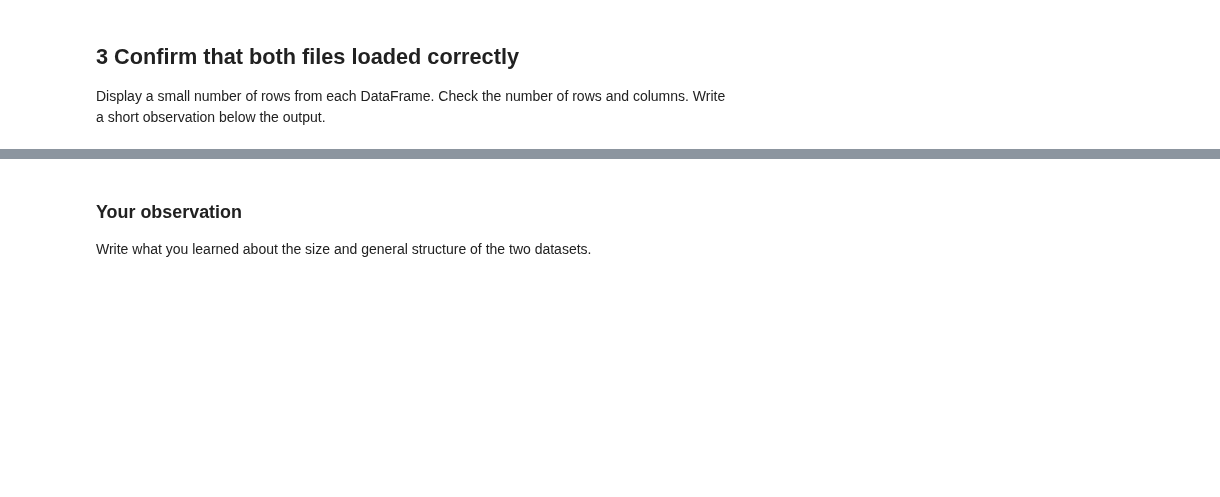
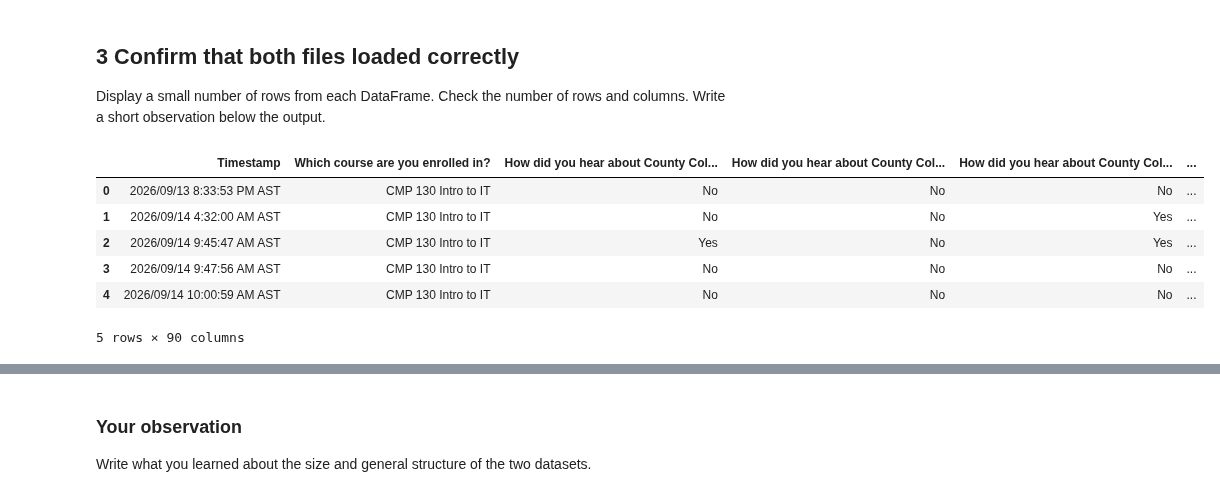
Before and after one commit to hendersongiovann-tech/Project-01-part-01-Data-Cleaning, a Jupyter notebook: Project01-DataCleaning.ipynb, the cells around one changed output, grey strips where cells are left out. Drawn from its saved outputs; the diff is of its cells as text; code cells hidden in the pictures; blank space fills up the shorter version.

```diff
--- a/Project01-DataCleaning.ipynb
+++ b/Project01-DataCleaning.ipynb
@@ -24,7 +26,20 @@ Use pandas to read both CSV files from the `data` folder. Store each survey in i
 Files:
 - `Majors Survey Results - Fall 2026.csv`
 - `Non-Majors Survey Results - Fall 2026.csv`
+# %%
+majors_survey = pd.read_csv("data/Majors Survey Results - Fall 2026.csv")
+non_majors_survey = pd.read_csv("data/Non-Majors Survey Results - Fall 2026.csv")
 # %% [markdown]
 ## 3 Confirm that both files loaded correctly
 
 Display a small number of rows from each DataFrame. Check the number of rows and columns. Write a short observation below the output.
+# %%
+majors_survey.head()
+# %% [output]
+|  | Timestamp | Which course are you enrolled in? | How did you hear about County Col... | How did you hear about County Col... | How did you hear about County Col... | ... |
+| 0 | 2026/09/13 8:33:53 PM AST | CMP 130 Intro to IT | No | No | No | ... |
+| 1 | 2026/09/14 4:32:00 AM AST | CMP 130 Intro to IT | No | No | Yes | ... |
+| 2 | 2026/09/14 9:45:47 AM AST | CMP 130 Intro to IT | Yes | No | Yes | ... |
+| 3 | 2026/09/14 9:47:56 AM AST | CMP 130 Intro to IT | No | No | No | ... |
+| 4 | 2026/09/14 10:00:59 AM AST | CMP 130 Intro to IT | No | No | No | ... |
+5 rows × 90 columns
```
Also changed, not shown: parts of 23 cells of this notebook, 3 other files.
